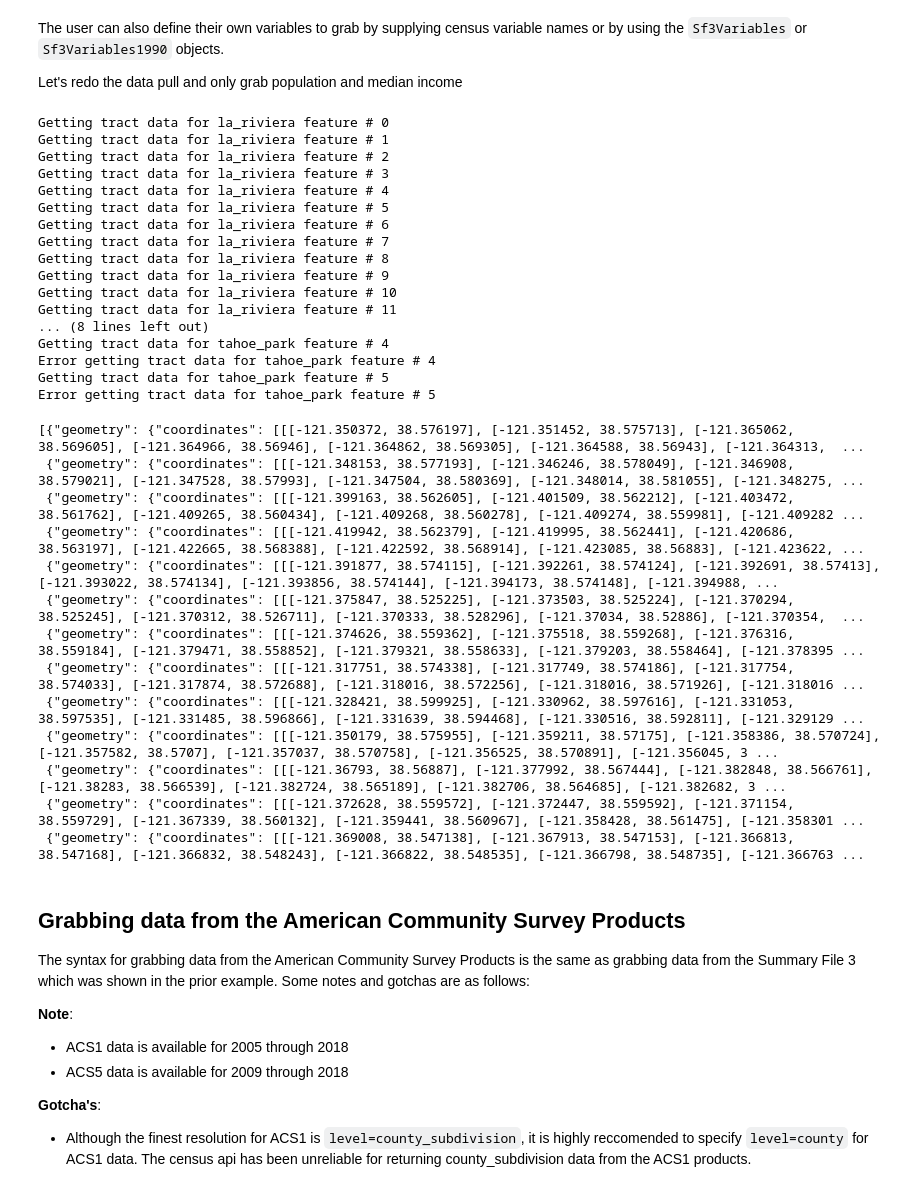
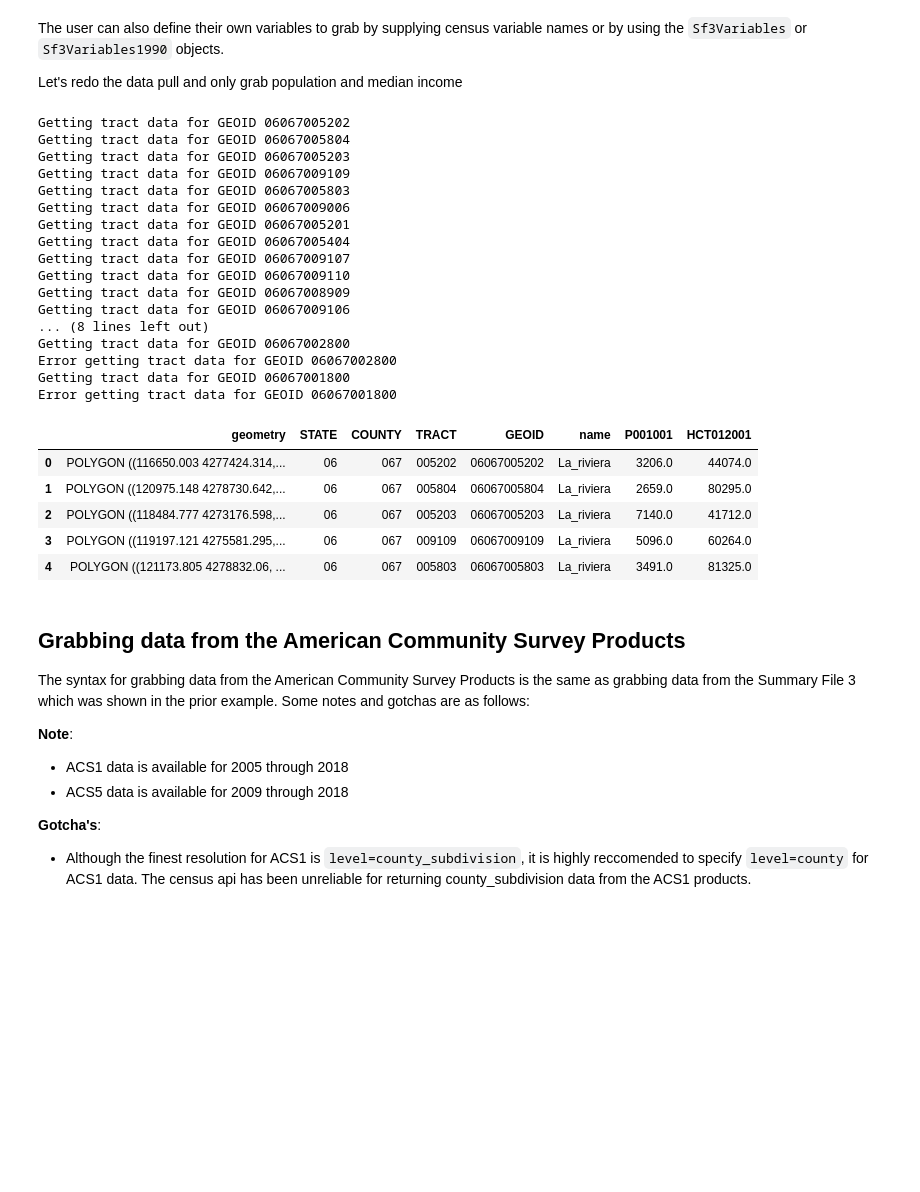
Before and after one commit to jlarsen-usgs/census-data-collector, a Jupyter notebook: examples/1 basic datacollector example.ipynb, the cells around one changed output. Drawn from its saved outputs; the diff is of its cells as text; code cells hidden in the pictures; blank space fills up the shorter version.

```diff
--- a/examples/1 basic datacollector example.ipynb
+++ b/examples/1 basic datacollector example.ipynb
@@ -185,43 +177,34 @@ Let's redo the data pull and only grab population and median income
 # %%
 from censusdc import Sf3Variables
 
 variables = (Sf3Variables.population, Sf3Variables.median_income)
 sf3.get_data(level='finest', variables=variables)
 
-names = sf3.feature_names
-la_riv = sf3.get_feature(names[0])
-la_riv
+sf3.features.head()
 # %% [output]
-Getting tract data for la_riviera feature # 0
-Getting tract data for la_riviera feature # 1
-Getting tract data for la_riviera feature # 2
-Getting tract data for la_riviera feature # 3
-Getting tract data for la_riviera feature # 4
-Getting tract data for la_riviera feature # 5
-Getting tract data for la_riviera feature # 6
-Getting tract data for la_riviera feature # 7
-Getting tract data for la_riviera feature # 8
-Getting tract data for la_riviera feature # 9
-Getting tract data for la_riviera feature # 10
-Getting tract data for la_riviera feature # 11
+Getting tract data for GEOID 06067005202
+Getting tract data for GEOID 06067005804
+Getting tract data for GEOID 06067005203
+Getting tract data for GEOID 06067009109
+Getting tract data for GEOID 06067005803
+Getting tract data for GEOID 06067009006
+Getting tract data for GEOID 06067005201
+Getting tract data for GEOID 06067005404
+Getting tract data for GEOID 06067009107
+Getting tract data for GEOID 06067009110
+Getting tract data for GEOID 06067008909
+Getting tract data for GEOID 06067009106
 ... (8 lines left out)
-Getting tract data for tahoe_park feature # 4
-Error getting tract data for tahoe_park feature # 4
-Getting tract data for tahoe_park feature # 5
-Error getting tract data for tahoe_park feature # 5
+Getting tract data for GEOID 06067002800
+Error getting tract data for GEOID 06067002800
+Getting tract data for GEOID 06067001800
+Error getting tract data for GEOID 06067001800
-[{"geometry": {"coordinates": [[[-121.350372, 38.576197], [-121.351452, 38.575713], [-121.365062, 38.569605], [-121.364966, 38.56946], [-121.364862, 38.569305], [-121.364588, 38.56943], [-121.364313,  ...
- {"geometry": {"coordinates": [[[-121.348153, 38.577193], [-121.346246, 38.578049], [-121.346908, 38.579021], [-121.347528, 38.57993], [-121.347504, 38.580369], [-121.348014, 38.581055], [-121.348275, ...
- {"geometry": {"coordinates": [[[-121.399163, 38.562605], [-121.401509, 38.562212], [-121.403472, 38.561762], [-121.409265, 38.560434], [-121.409268, 38.560278], [-121.409274, 38.559981], [-121.409282 ...
- {"geometry": {"coordinates": [[[-121.419942, 38.562379], [-121.419995, 38.562441], [-121.420686, 38.563197], [-121.422665, 38.568388], [-121.422592, 38.568914], [-121.423085, 38.56883], [-121.423622, ...
- {"geometry": {"coordinates": [[[-121.391877, 38.574115], [-121.392261, 38.574124], [-121.392691, 38.57413], [-121.393022, 38.574134], [-121.393856, 38.574144], [-121.394173, 38.574148], [-121.394988, ...
- {"geometry": {"coordinates": [[[-121.375847, 38.525225], [-121.373503, 38.525224], [-121.370294, 38.525245], [-121.370312, 38.526711], [-121.370333, 38.528296], [-121.37034, 38.52886], [-121.370354,  ...
- {"geometry": {"coordinates": [[[-121.374626, 38.559362], [-121.375518, 38.559268], [-121.376316, 38.559184], [-121.379471, 38.558852], [-121.379321, 38.558633], [-121.379203, 38.558464], [-121.378395 ...
- {"geometry": {"coordinates": [[[-121.317751, 38.574338], [-121.317749, 38.574186], [-121.317754, 38.574033], [-121.317874, 38.572688], [-121.318016, 38.572256], [-121.318016, 38.571926], [-121.318016 ...
- {"geometry": {"coordinates": [[[-121.328421, 38.599925], [-121.330962, 38.597616], [-121.331053, 38.597535], [-121.331485, 38.596866], [-121.331639, 38.594468], [-121.330516, 38.592811], [-121.329129 ...
- {"geometry": {"coordinates": [[[-121.350179, 38.575955], [-121.359211, 38.57175], [-121.358386, 38.570724], [-121.357582, 38.5707], [-121.357037, 38.570758], [-121.356525, 38.570891], [-121.356045, 3 ...
- {"geometry": {"coordinates": [[[-121.36793, 38.56887], [-121.377992, 38.567444], [-121.382848, 38.566761], [-121.38283, 38.566539], [-121.382724, 38.565189], [-121.382706, 38.564685], [-121.382682, 3 ...
- {"geometry": {"coordinates": [[[-121.372628, 38.559572], [-121.372447, 38.559592], [-121.371154, 38.559729], [-121.367339, 38.560132], [-121.359441, 38.560967], [-121.358428, 38.561475], [-121.358301 ...
- {"geometry": {"coordinates": [[[-121.369008, 38.547138], [-121.367913, 38.547153], [-121.366813, 38.547168], [-121.366832, 38.548243], [-121.366822, 38.548535], [-121.366798, 38.548735], [-121.366763 ...
+|  | geometry | STATE | COUNTY | TRACT | GEOID | name | P001001 | HCT012001 |
+| 0 | POLYGON ((116650.003 4277424.314,... | 06 | 067 | 005202 | 06067005202 | La_riviera | 3206.0 | 44074.0 |
+| 1 | POLYGON ((120975.148 4278730.642,... | 06 | 067 | 005804 | 06067005804 | La_riviera | 2659.0 | 80295.0 |
+| 2 | POLYGON ((118484.777 4273176.598,... | 06 | 067 | 005203 | 06067005203 | La_riviera | 7140.0 | 41712.0 |
+| 3 | POLYGON ((119197.121 4275581.295,... | 06 | 067 | 009109 | 06067009109 | La_riviera | 5096.0 | 60264.0 |
+| 4 | POLYGON ((121173.805 4278832.06, ... | 06 | 067 | 005803 | 06067005803 | La_riviera | 3491.0 | 81325.0 |
 # %% [markdown]
 ## Grabbing data from the American Community Survey Products
 
```
Also changed, not shown: parts of 17 cells of this notebook, 2 other files.
